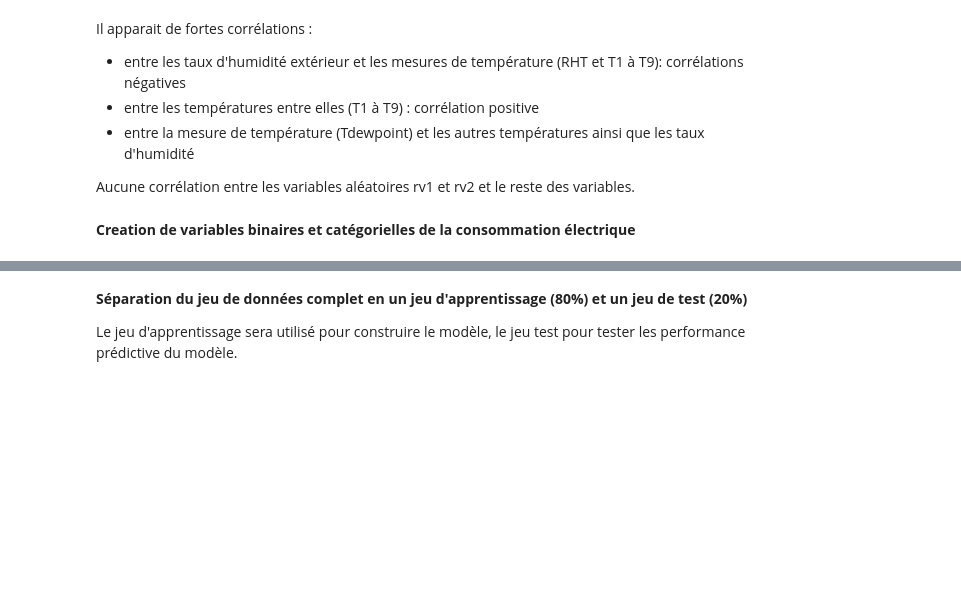
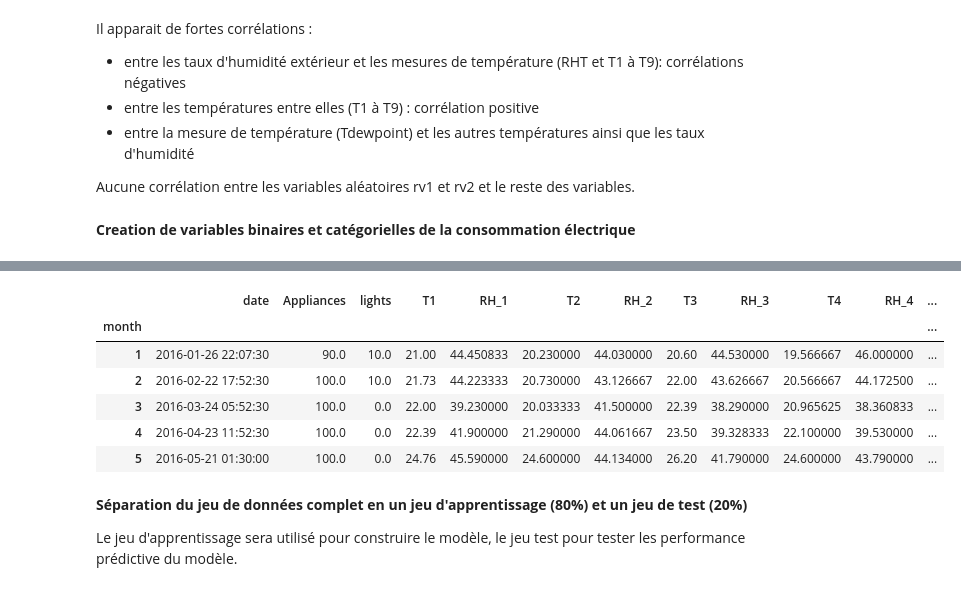
Before and after one commit to MarleneChevalier/Deep-Learning, a Jupyter notebook: Projet_DeepLearning.ipynb, the cells around one changed output, grey strips where cells are left out. Saved outputs shown, nothing was run; the diff lists cells and outputs as text; code cells hidden in the pictures; blank space fills up the shorter version.

```diff
--- a/Projet_DeepLearning.ipynb
+++ b/Projet_DeepLearning.ipynb
@@ -173,8 +170,18 @@ __Creation de variables binaires et catégorielles de la consommation électriqu
 data_energy['date'] = pd.to_datetime(data_energy['date'], errors='coerce')
 data_energy.dtypes
 data_energy['month'] = data_energy['date'].dt.month
-data_energy['year'] = data_energy['date'].dt.year
-print(data_energy)
 
-# consommation électrique par mois : moyenne, 1er et 3eme quartiles et ecart type
+# consommation électrique par mois : moyenne, 1er et 3eme quantiles et écart type
+dfmean=data_energy.groupby('month').mean()
+dfstd=data_energy.groupby('month').std()
+dfq25=data_energy.groupby('month').quantile(q=0.25)
+dfq50=data_energy.groupby('month').quantile(q=0.5)
+dfq75=data_energy.groupby('month').quantile(q=0.75)
+
+#dfq25
+#dfmean
+dfq75
+#dfstd
+#max
+#min
 # %% [output]
@@ -195,3 +188,10 @@ print(data_energy)
+|  | date | Appliances | lights | T1 | RH_1 | T2 | RH_2 | T3 | RH_3 | T4 | RH_4 | ... |
+| month |  |  |  |  |  |  |  |  |  |  |  | ... |
+| 1 | 2016-01-26 22:07:30 | 90.0 | 10.0 | 21.00 | 44.450833 | 20.230000 | 44.030000 | 20.60 | 44.530000 | 19.566667 | 46.000000 | ... |
+| 2 | 2016-02-22 17:52:30 | 100.0 | 10.0 | 21.73 | 44.223333 | 20.730000 | 43.126667 | 22.00 | 43.626667 | 20.566667 | 44.172500 | ... |
+| 3 | 2016-03-24 05:52:30 | 100.0 | 0.0 | 22.00 | 39.230000 | 20.033333 | 41.500000 | 22.39 | 38.290000 | 20.965625 | 38.360833 | ... |
+| 4 | 2016-04-23 11:52:30 | 100.0 | 0.0 | 22.39 | 41.900000 | 21.290000 | 44.061667 | 23.50 | 39.328333 | 22.100000 | 39.530000 | ... |
+| 5 | 2016-05-21 01:30:00 | 100.0 | 0.0 | 24.76 | 45.590000 | 24.600000 | 44.134000 | 26.20 | 41.790000 | 24.600000 | 43.790000 | ... |
 # %% [markdown]
 __Séparation du jeu de données complet en un jeu d'apprentissage (80%) et un jeu de test (20%)__
 
```
Also changed, not shown: parts of 3 cells of this notebook.
